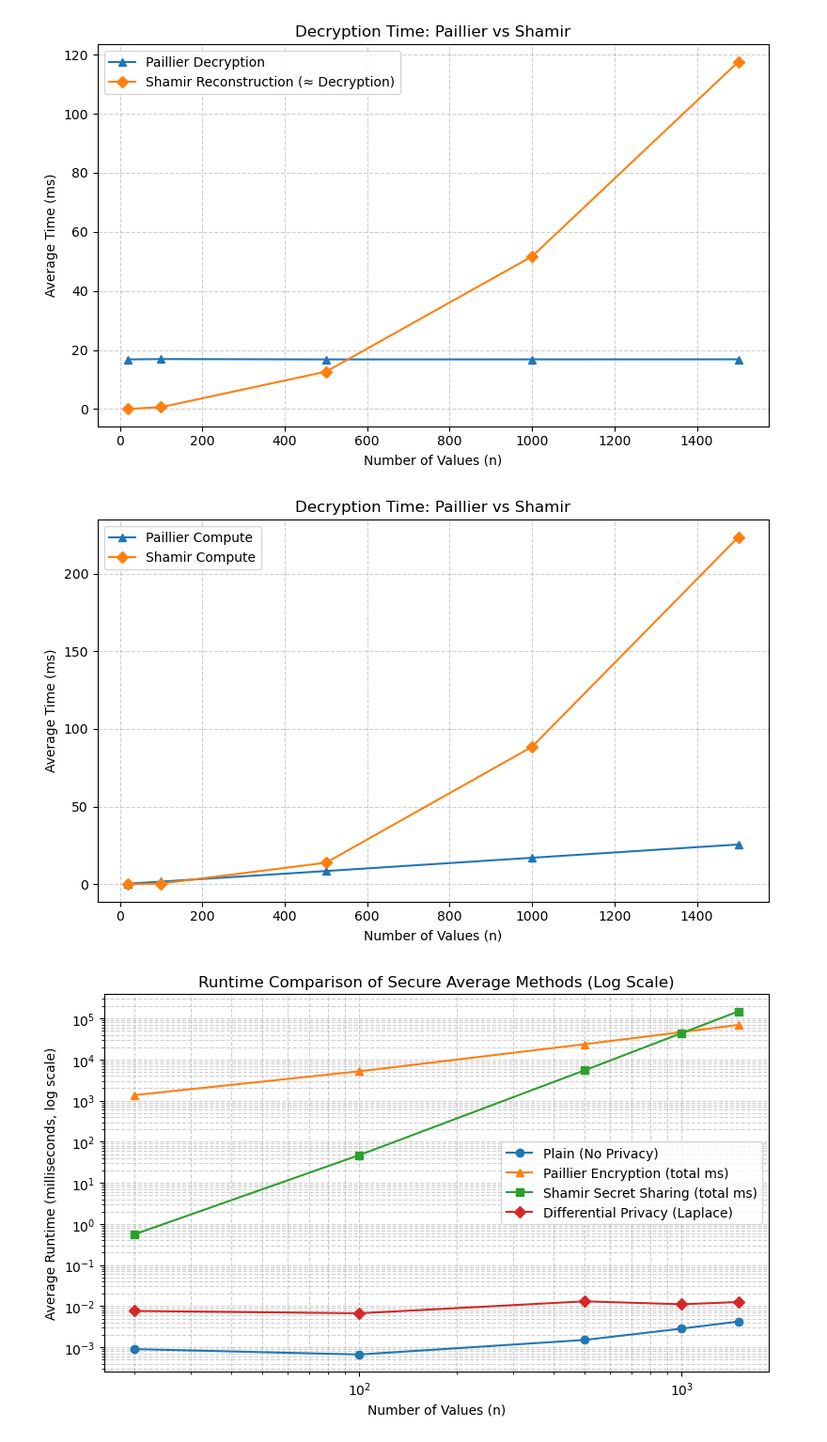
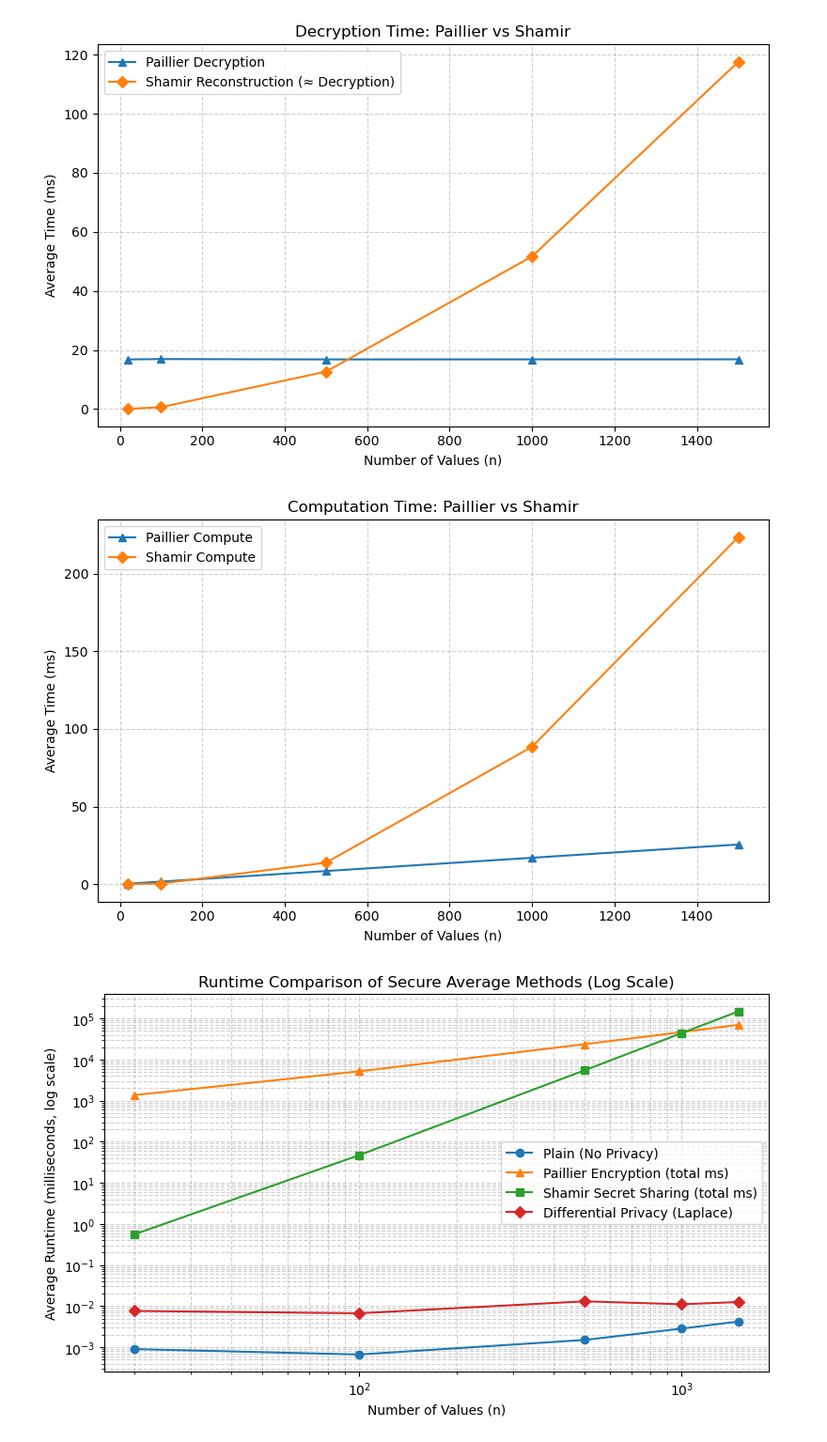
Before and after one commit to nguyenhoang10112005/cs323-project4, a Jupyter notebook: test.ipynb, the cells around one changed output. Shown at 94% size. Cells and saved outputs as stored; diff of their text form; code cells hidden in the pictures.

```diff
--- a/test.ipynb
+++ b/test.ipynb
@@ -308,19 +308,19 @@ plt.show()
 # %%
 shamir_compute_time = [times_shamir[i]["compute"] for i in range(len(times_shamir))]
 paillier_compute_time = [times_paillier[i]["compute"] for i in range(len(times_paillier))]
 # --- Plot Compute Time Comparison ---
 plt.figure(figsize=(8, 5))
 plt.plot(n_values, paillier_compute_time, marker='^', label="Paillier Compute")
 plt.plot(n_values, shamir_compute_time, marker='D', label="Shamir Compute")
 plt.xlabel("Number of Values (n)")
 plt.ylabel("Average Time (ms)")
-plt.title("Decryption Time: Paillier vs Shamir")
+plt.title("Computation Time: Paillier vs Shamir")
 plt.legend()
 plt.grid(True, linestyle="--", alpha=0.6)
 plt.tight_layout()
 plt.show()
 # %% [output]
-[figure, old version]
+[figure, new version]
 # %%
 # --- Compare the total running time  ---
 plt.figure(figsize=(8, 5))
```
